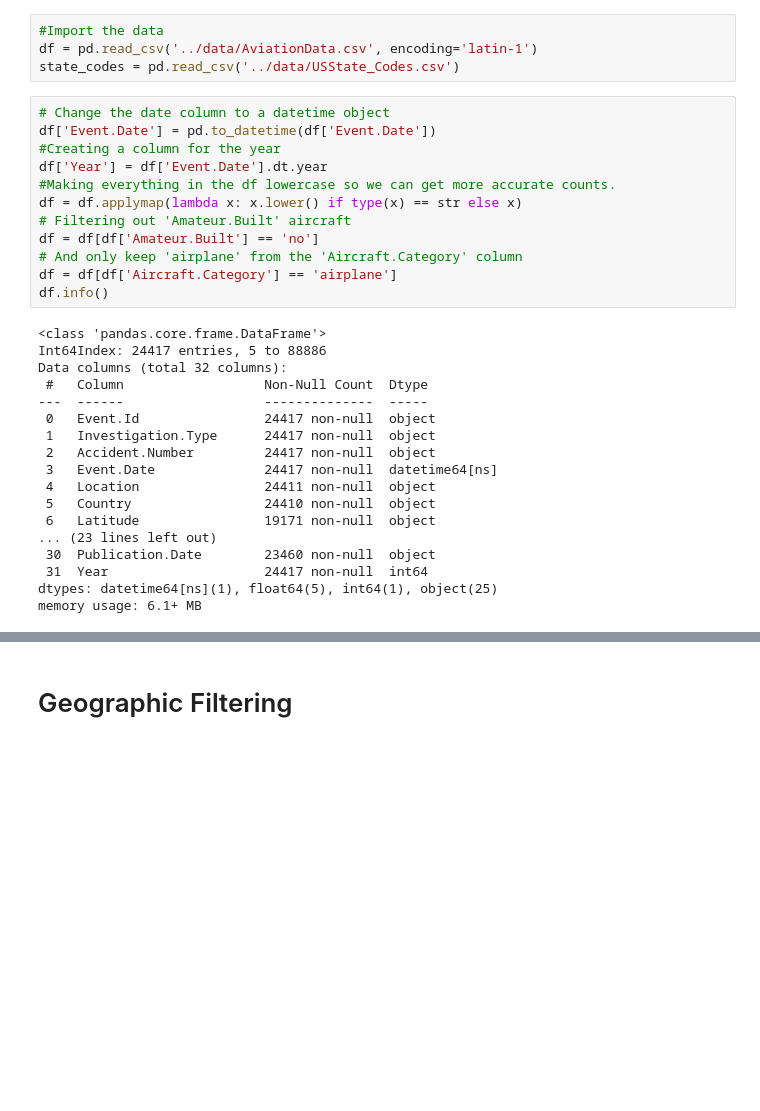
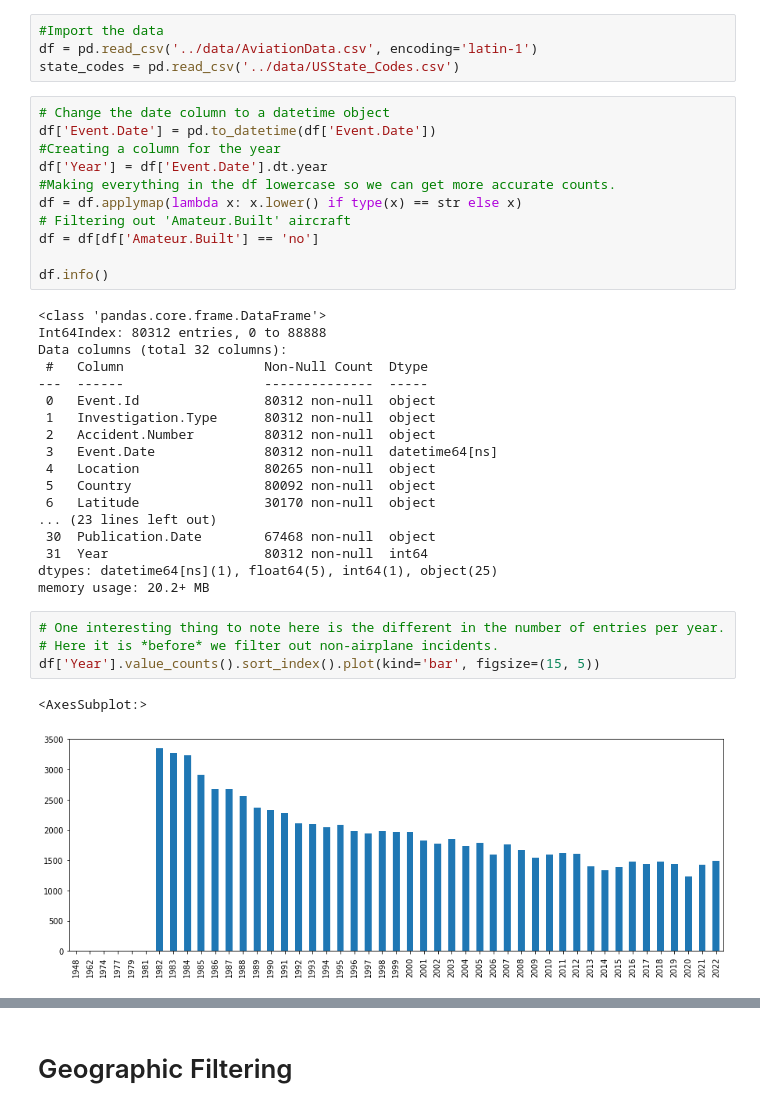
Before and after one commit to natehiatt/aviation_project, a Jupyter notebook: notebooks/data_cleaning.ipynb, the cells around one changed output, grey strips where cells are left out. Drawn from its saved outputs; the diff is of its cells as text; blank space fills up the shorter version.

Commit message:
saving up some edits relating to year

```diff
--- a/notebooks/data_cleaning.ipynb
+++ b/notebooks/data_cleaning.ipynb
@@ -15,24 +15,30 @@ df['Year'] = df['Event.Date'].dt.year
 df = df.applymap(lambda x: x.lower() if type(x) == str else x)
 # Filtering out 'Amateur.Built' aircraft
 df = df[df['Amateur.Built'] == 'no']
-# And only keep 'airplane' from the 'Aircraft.Category' column
-df = df[df['Aircraft.Category'] == 'airplane']
+
 df.info()
 # %% [output]
 <class 'pandas.core.frame.DataFrame'>
-Int64Index: 24417 entries, 5 to 88886
+Int64Index: 80312 entries, 0 to 88888
 Data columns (total 32 columns):
  #   Column                  Non-Null Count  Dtype
 ---  ------                  --------------  -----
- 0   Event.Id                24417 non-null  object
- 1   Investigation.Type      24417 non-null  object
- 2   Accident.Number         24417 non-null  object
- 3   Event.Date              24417 non-null  datetime64[ns]
- 4   Location                24411 non-null  object
- 5   Country                 24410 non-null  object
- 6   Latitude                19171 non-null  object
+ 0   Event.Id                80312 non-null  object
+ 1   Investigation.Type      80312 non-null  object
+ 2   Accident.Number         80312 non-null  object
+ 3   Event.Date              80312 non-null  datetime64[ns]
+ 4   Location                80265 non-null  object
+ 5   Country                 80092 non-null  object
+ 6   Latitude                30170 non-null  object
 ... (23 lines left out)
- 30  Publication.Date        23460 non-null  object
- 31  Year                    24417 non-null  int64
+ 30  Publication.Date        67468 non-null  object
+ 31  Year                    80312 non-null  int64
 dtypes: datetime64[ns](1), float64(5), int64(1), object(25)
-memory usage: 6.1+ MB
+memory usage: 20.2+ MB
+# %%
+# One interesting thing to note here is the different in the number of entries per year.
+# Here it is *before* we filter out non-airplane incidents.
+df['Year'].value_counts().sort_index().plot(kind='bar', figsize=(15, 5))
+# %% [output]
+<AxesSubplot:>
+[figure, added]
```
Also changed, not shown: parts of 9 cells of this notebook, 2 other files.
